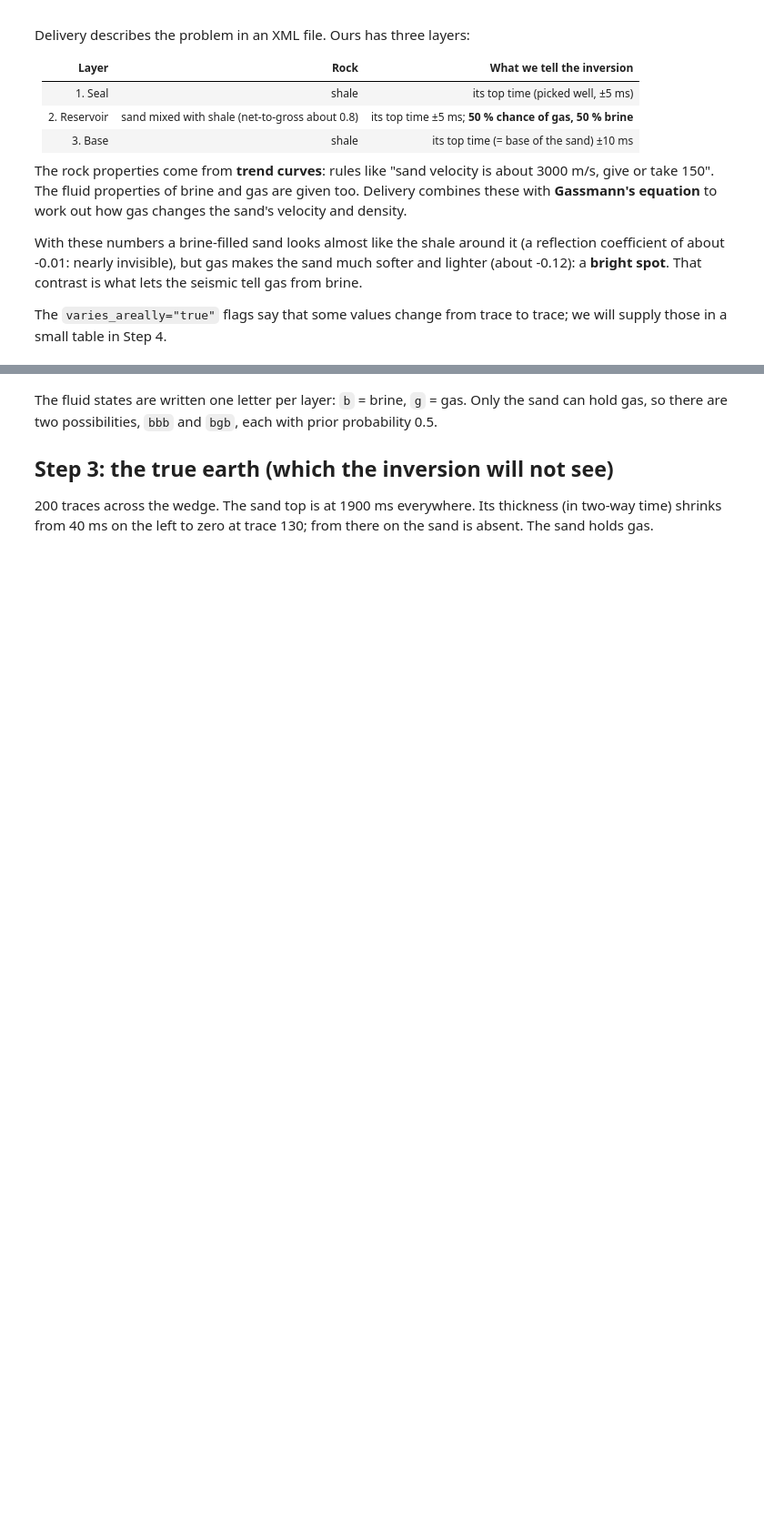
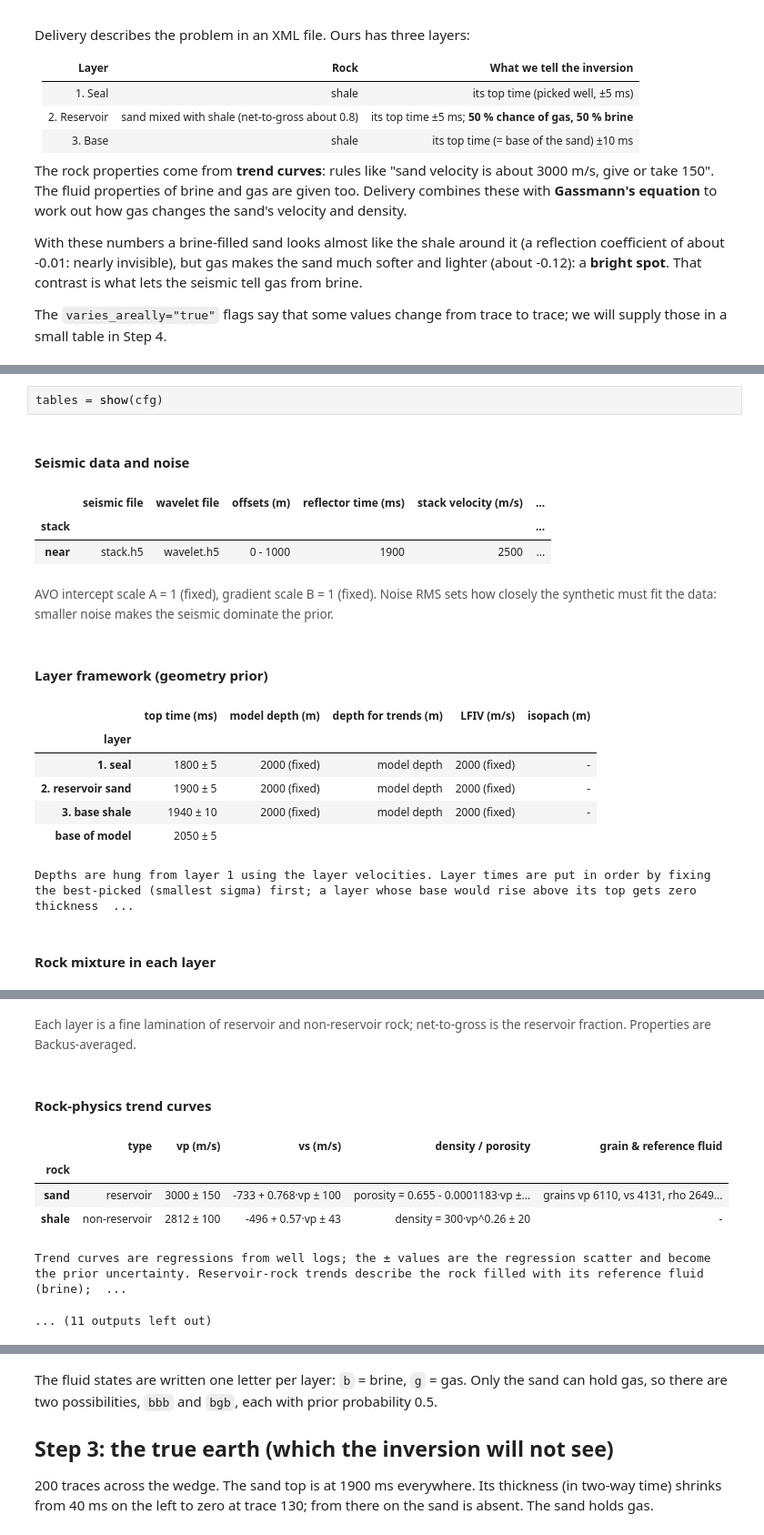
Before and after one commit to fergusrssmith/Delivery_Seismic_Welltie_CSEM, a Jupyter notebook: python/examples/synthetic_wedge.ipynb, the cells around one changed output, grey strips where cells are left out. Shown at 91% size. Drawn from its saved outputs; the diff is of its cells as text; blank space fills up the shorter version.

```diff
--- a/python/examples/synthetic_wedge.ipynb
+++ b/python/examples/synthetic_wedge.ipynb
@@ -172,0 +177,17 @@ possible fluid states: [('bbb', 0.5), ('bgb', 0.5)]
+# %%
+tables = show(cfg)
+# %% [output]
+Seismic data and noise
+|  | seismic file | wavelet file | offsets (m) | reflector time (ms) | stack velocity (m/s) | ... |
+| stack |  |  |  |  |  | ... |
+| near | stack.h5 | wavelet.h5 | 0 - 1000 | 1900 | 2500 | ... |
+AVO intercept scale A = 1 (fixed), gradient scale B = 1 (fixed). Noise RMS sets how closely the synthetic must fit the data: smaller noise makes the seismic dominate the prior.
+Layer framework (geometry prior)
+|  | top time (ms) | model depth (m) | depth for trends (m) | LFIV (m/s) | isopach (m) |
+| layer |  |  |  |  |  |
+| 1. seal | 1800 ± 5 | 2000 (fixed) | model depth | 2000 (fixed) | - |
+| 2. reservoir sand | 1900 ± 5 | 2000 (fixed) | model depth | 2000 (fixed) | - |
+| 3. base shale | 1940 ± 10 | 2000 (fixed) | model depth | 2000 (fixed) | - |
+| base of model | 2050 ± 5 |  |  |  |  |
+Depths are hung from layer 1 using the layer velocities. Layer times are put in order by fixing the best-picked (smallest sigma) first; a layer whose base would rise above its top gets zero thickness  ...
+Rock mixture in each layer
@@ -172,0 +199,8 @@ possible fluid states: [('bbb', 0.5), ('bgb', 0.5)]
+Each layer is a fine lamination of reservoir and non-reservoir rock; net-to-gross is the reservoir fraction. Properties are Backus-averaged.
+Rock-physics trend curves
+|  | type | vp (m/s) | vs (m/s) | density / porosity | grain & reference fluid |
+| rock |  |  |  |  |  |
+| sand | reservoir | 3000 ± 150 | -733 + 0.768·vp ± 100 | porosity = 0.655 - 0.0001183·vp ±... | grains vp 6110, vs 4131, rho 2649... |
+| shale | non-reservoir | 2812 ± 100 | -496 + 0.57·vp ± 43 | density = 300·vp^0.26 ± 20 | - |
+Trend curves are regressions from well logs; the ± values are the regression scatter and become the prior uncertainty. Reservoir-rock trends describe the rock filled with its reference fluid (brine);  ...
+... (11 outputs left out)
```
Also changed, not shown: parts of 7 cells of this notebook, 4 other files.
